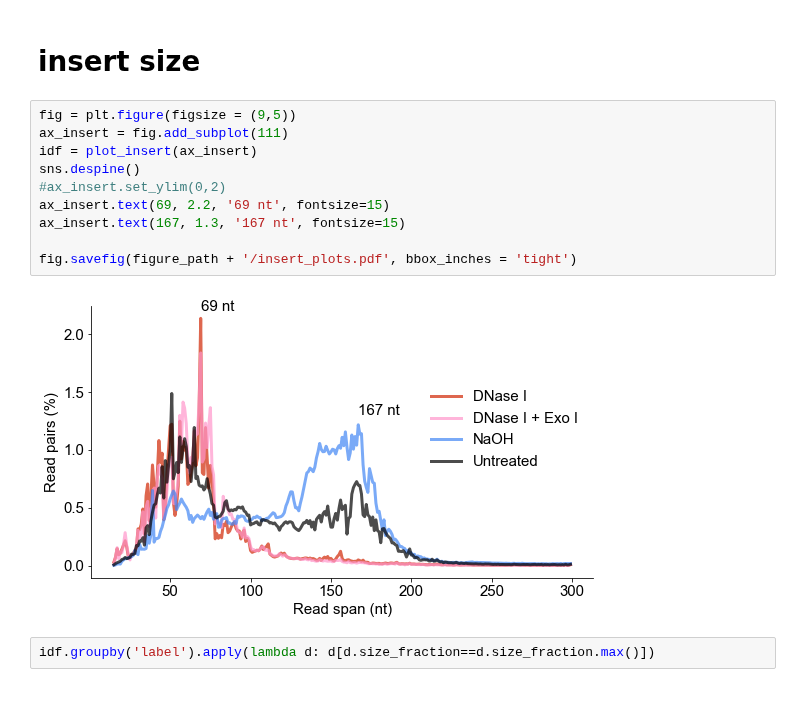
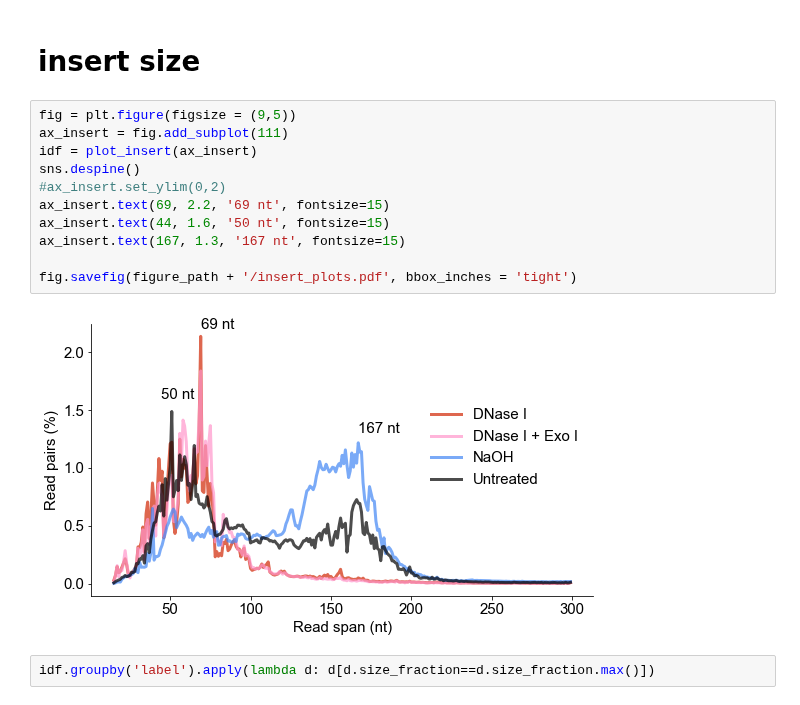
Before and after one commit to wckdouglas/cfNA, a Jupyter notebook: plots/plot_count.ipynb, the cells around one changed output. Cells and saved outputs as stored; diff of their text form.

```diff
--- a/plots/plot_count.ipynb
+++ b/plots/plot_count.ipynb
@@ -35,15 +35,16 @@ The autoreload extension is already loaded. To reload it, use:
 # %%
 fig = plt.figure(figsize = (9,5))
 ax_insert = fig.add_subplot(111)
 idf = plot_insert(ax_insert)
 sns.despine()
 #ax_insert.set_ylim(0,2)
 ax_insert.text(69, 2.2, '69 nt', fontsize=15)
+ax_insert.text(44, 1.6, '50 nt', fontsize=15)
 ax_insert.text(167, 1.3, '167 nt', fontsize=15)
 
 fig.savefig(figure_path + '/insert_plots.pdf', bbox_inches = 'tight')
 # %% [output]
-[figure, old version]
+[figure, new version]
 # %%
 idf.groupby('label').apply(lambda d: d[d.size_fraction==d.size_fraction.max()])
 # %% [output]
```
Also changed, not shown: parts of 5 cells of this notebook, 10 other files.
